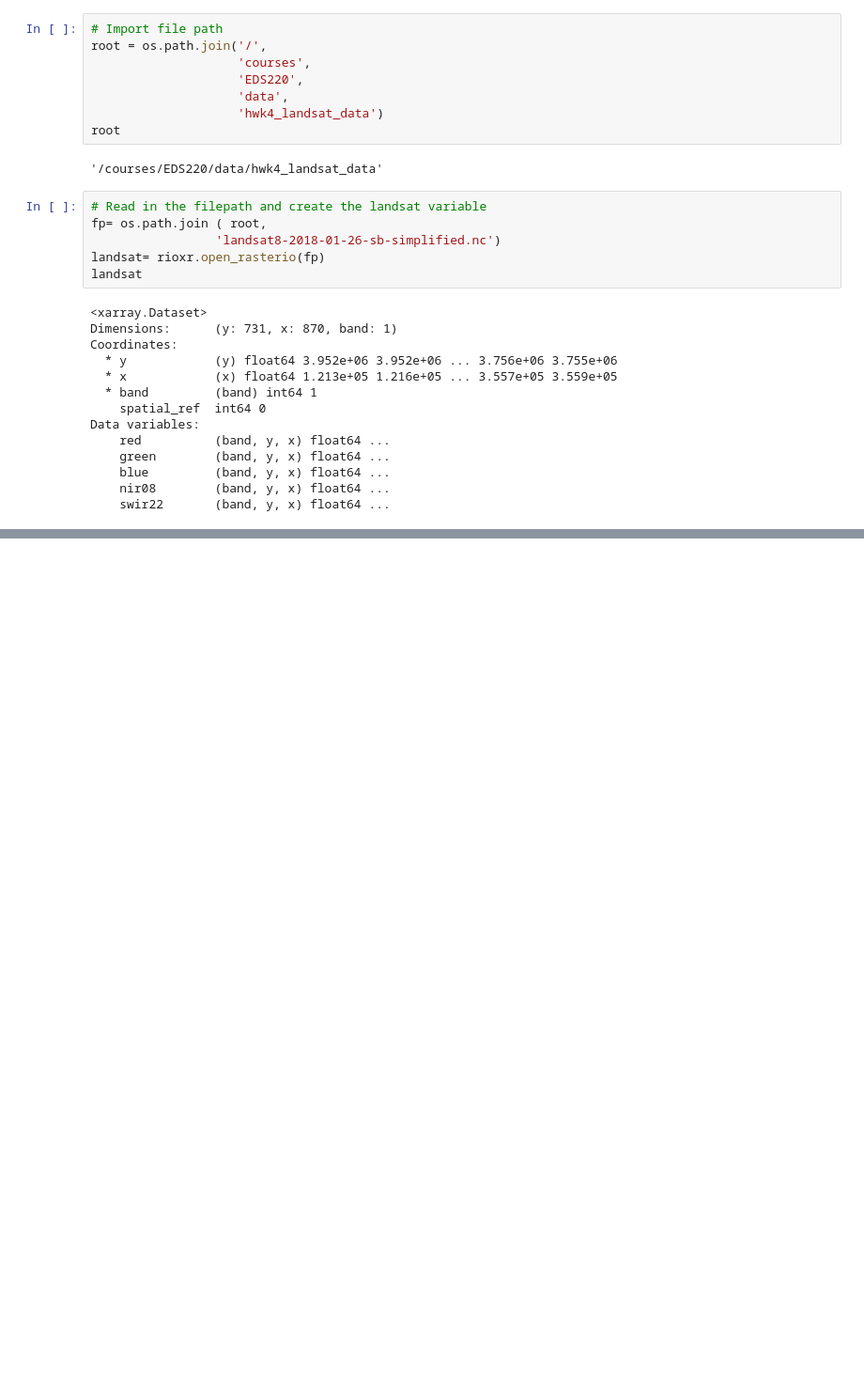
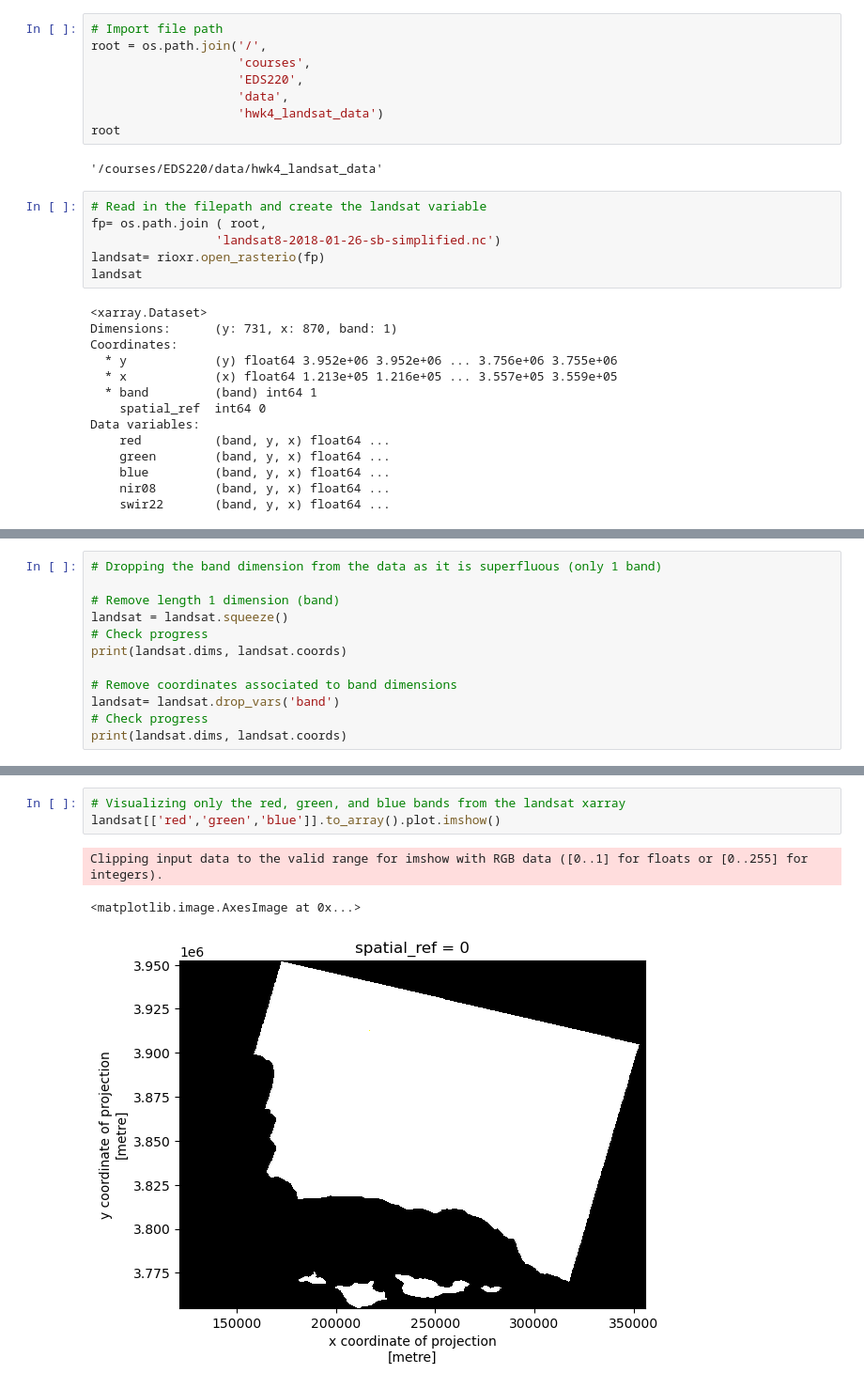
Before and after one commit to madisonenda/EDS220-Homework4, a Jupyter notebook: hwk4-task2-false-color-Enda.ipynb, the cells around one changed output, grey strips where cells are left out. Shown: that part at 94% size. Cells and saved outputs as stored; diff of their text form; blank space fills up the shorter version.

Commit message:
Add the answer to Question 3b, and the first attempt at RGB visualization

```diff
--- a/hwk4-task2-false-color-Enda.ipynb
+++ b/hwk4-task2-false-color-Enda.ipynb
@@ -71,0 +81,12 @@ Data variables:
+# %%
+# Dropping the band dimension from the data as it is superfluous (only 1 band)
+
+# Remove length 1 dimension (band)
+landsat = landsat.squeeze()
+# Check progress
+print(landsat.dims, landsat.coords)
+
+# Remove coordinates associated to band dimensions
+landsat= landsat.drop_vars('band')
+# Check progress
+print(landsat.dims, landsat.coords)
@@ -71,0 +103,7 @@ Data variables:
+# %%
+# Visualizing only the red, green, and blue bands from the landsat xarray
+landsat[['red','green','blue']].to_array().plot.imshow()
+# %% [output]
+Clipping input data to the valid range for imshow with RGB data ([0..1] for floats or [0..255] for integers).
+<matplotlib.image.AxesImage at 0x...>
+[figure, added]
```
Also changed, not shown: parts of 2 cells of this notebook.
